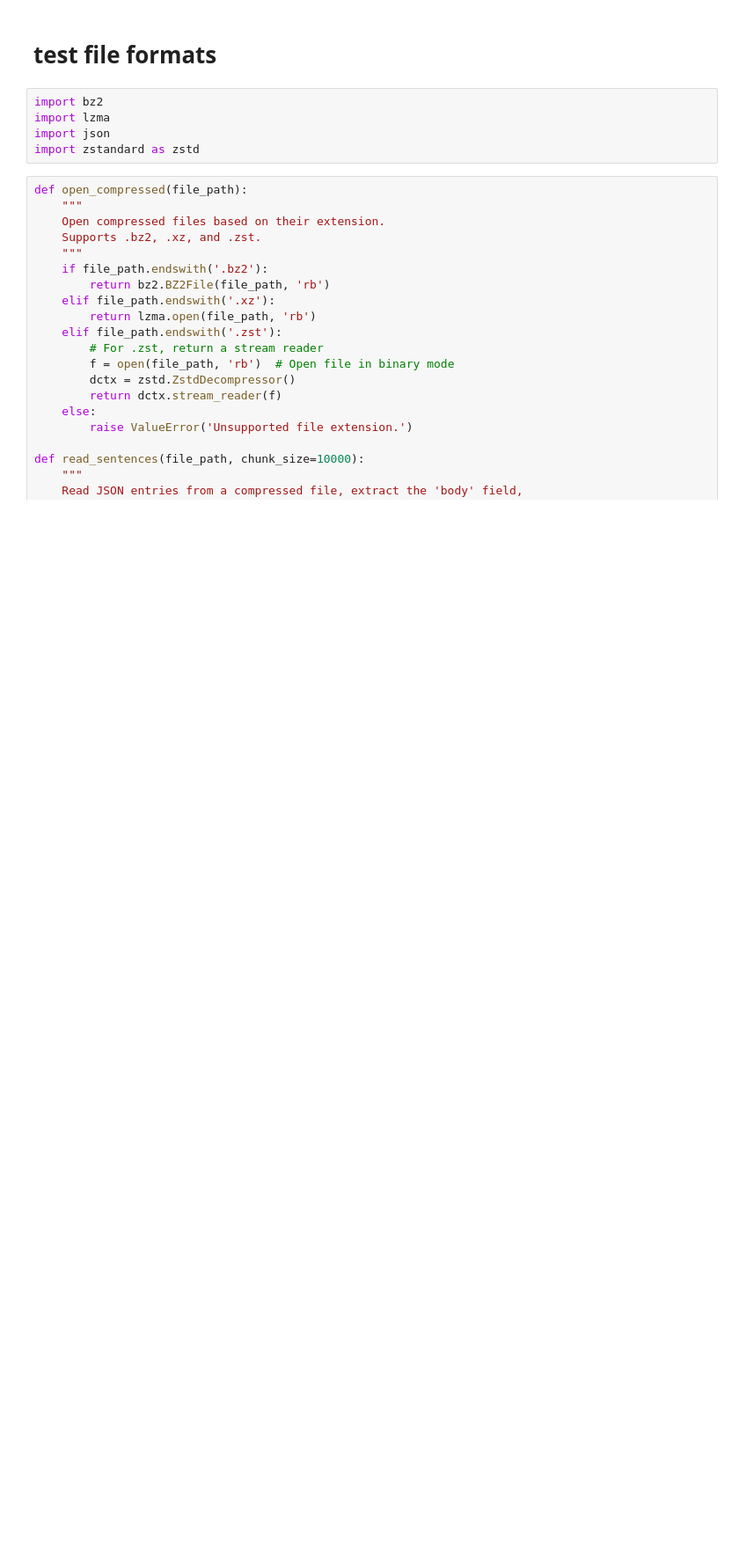
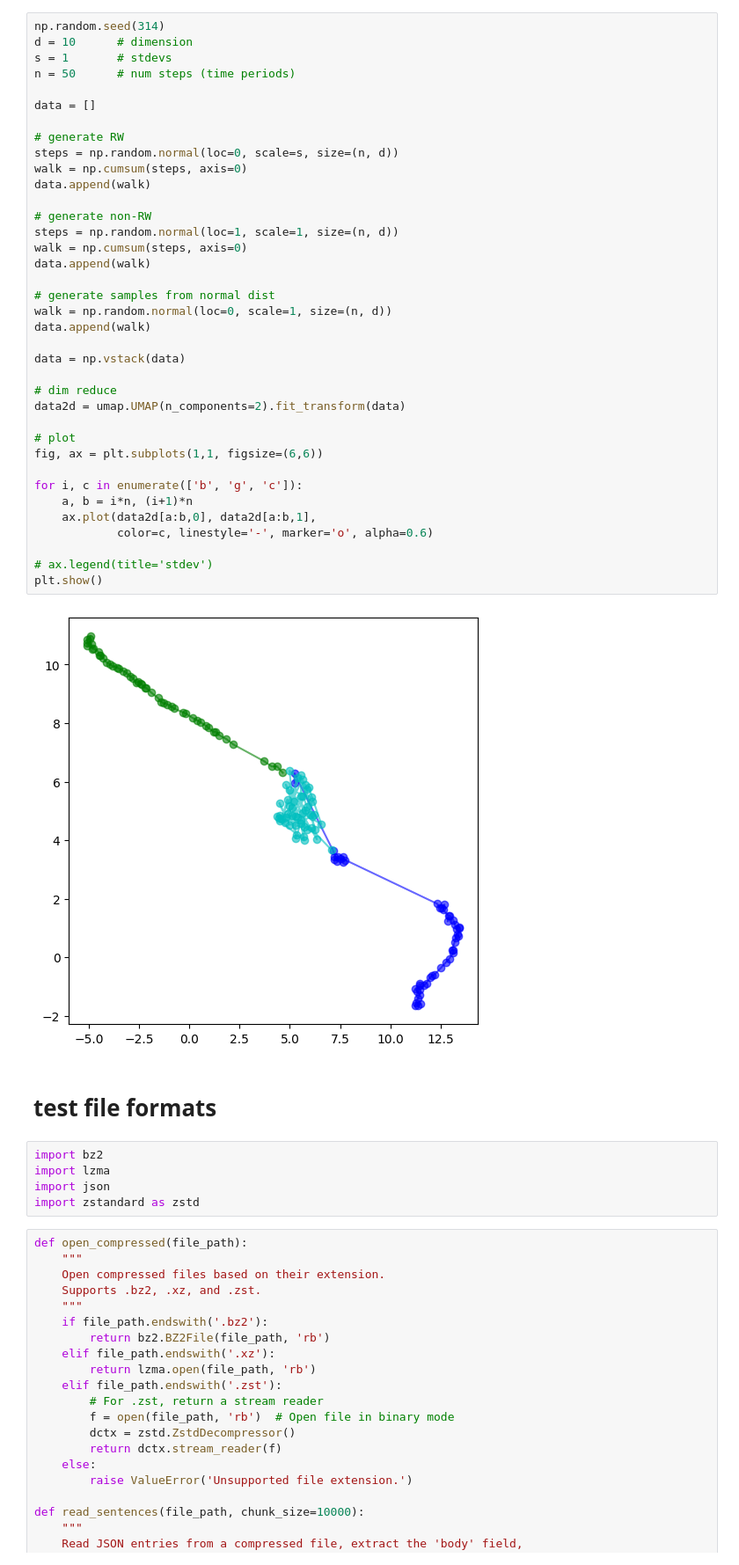
Before and after one commit to stmorse/dtm, a Jupyter notebook: notebooks/sandbox.ipynb, the cells around one changed output. Shown at 88% size. Cells and saved outputs as stored; diff of their text form; blank space fills up the shorter version.

```diff
--- a/notebooks/sandbox.ipynb
+++ b/notebooks/sandbox.ipynb
@@ -1,3 +15,42 @@
+# %%
+np.random.seed(314)
+d = 10      # dimension
+s = 1       # stdevs
+n = 50      # num steps (time periods)
+
+data = []
+
+# generate RW
+steps = np.random.normal(loc=0, scale=s, size=(n, d))
+walk = np.cumsum(steps, axis=0)
+data.append(walk)
+
+# generate non-RW
+steps = np.random.normal(loc=1, scale=1, size=(n, d))
+walk = np.cumsum(steps, axis=0)
+data.append(walk)
+
+# generate samples from normal dist
+walk = np.random.normal(loc=0, scale=1, size=(n, d))
+data.append(walk)
+
+data = np.vstack(data)
+
+# dim reduce
+data2d = umap.UMAP(n_components=2).fit_transform(data)
+
+# plot
+fig, ax = plt.subplots(1,1, figsize=(6,6))
+
+for i, c in enumerate(['b', 'g', 'c']):
+    a, b = i*n, (i+1)*n
+    ax.plot(data2d[a:b,0], data2d[a:b,1],
+            color=c, linestyle='-', marker='o', alpha=0.6)
+
+# ax.legend(title='stdev')
+plt.show()
+# %% [output]
+[figure, added]
 # %% [markdown]
 # test file formats
 # %%
```
Also changed, not shown: parts of 3 cells of this notebook, 4 other files.
